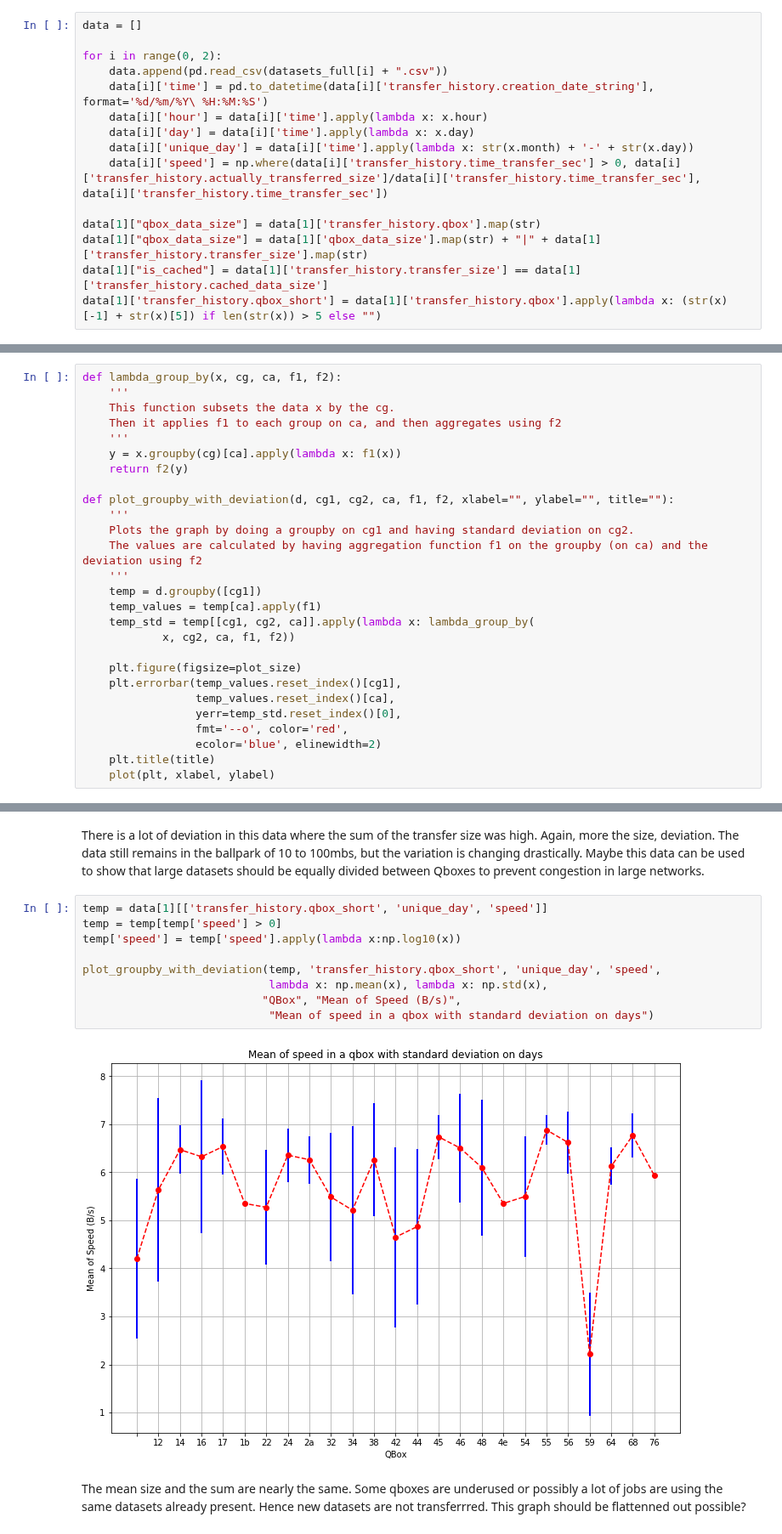
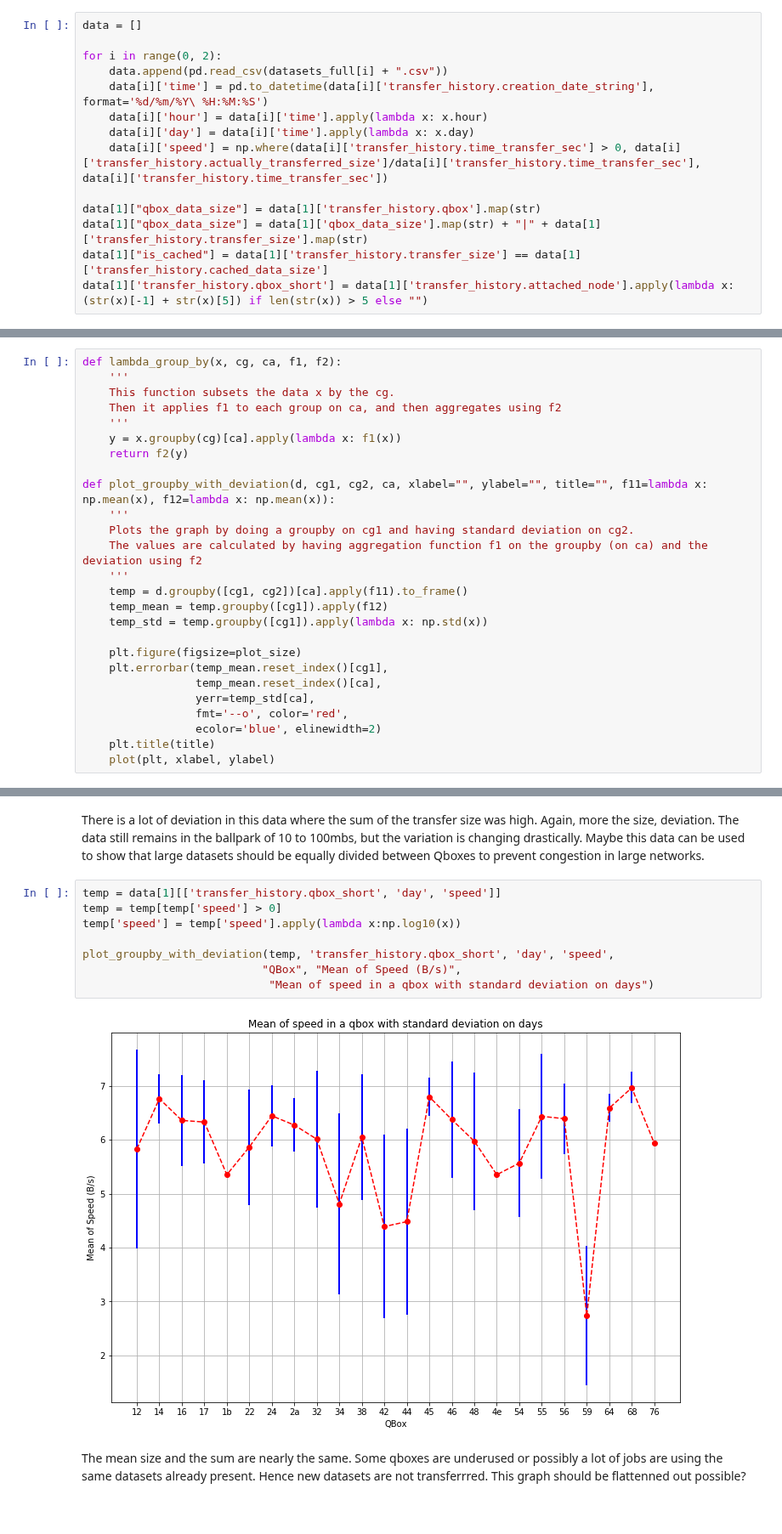
Before and after one commit to AdwaitB/greco-notes, a Jupyter notebook: infra/Analysis_full.ipynb, the cells around one changed output, grey strips where cells are left out. Shown at 85% size. Cells and saved outputs as stored; diff of their text form.

```diff
--- a/infra/Analysis_full.ipynb
+++ b/infra/Analysis_full.ipynb
@@ -50,13 +50,12 @@ for i in range(0, 2):
     data[i]['time'] = pd.to_datetime(data[i]['transfer_history.creation_date_string'], format='%d/%m/%Y\ %H:%M:%S')
     data[i]['hour'] = data[i]['time'].apply(lambda x: x.hour)
     data[i]['day'] = data[i]['time'].apply(lambda x: x.day)
-    data[i]['unique_day'] = data[i]['time'].apply(lambda x: str(x.month) + '-' + str(x.day))
     data[i]['speed'] = np.where(data[i]['transfer_history.time_transfer_sec'] > 0, data[i]['transfer_history.actually_transferred_size']/data[i]['transfer_history.time_transfer_sec'], data[i]['transfer_history.time_transfer_sec'])
 
 data[1]["qbox_data_size"] = data[1]['transfer_history.qbox'].map(str)
 data[1]["qbox_data_size"] = data[1]['qbox_data_size'].map(str) + "|" + data[1]['transfer_history.transfer_size'].map(str)
 data[1]["is_cached"] = data[1]['transfer_history.transfer_size'] == data[1]['transfer_history.cached_data_size']
-data[1]['transfer_history.qbox_short'] = data[1]['transfer_history.qbox'].apply(lambda x: (str(x)[-1] + str(x)[5]) if len(str(x)) > 5 else "")
+data[1]['transfer_history.qbox_short'] = data[1]['transfer_history.attached_node'].apply(lambda x: (str(x)[-1] + str(x)[5]) if len(str(x)) > 5 else "")
 # %%
 print("Size of dataset : " + str(data[1].shape))
 print("Unique Jobs : " + str(len(data[1]['transfer_history.task'].unique().tolist())))
@@ -497,20 +502,19 @@ def lambda_group_by(x, cg, ca, f1, f2):
     y = x.groupby(cg)[ca].apply(lambda x: f1(x))
     return f2(y)
 
-def plot_groupby_with_deviation(d, cg1, cg2, ca, f1, f2, xlabel="", ylabel="", title=""):
+def plot_groupby_with_deviation(d, cg1, cg2, ca, xlabel="", ylabel="", title="", f11=lambda x: np.mean(x), f12=lambda x: np.mean(x)):
     '''
     Plots the graph by doing a groupby on cg1 and having standard deviation on cg2.
     The values are calculated by having aggregation function f1 on the groupby (on ca) and the deviation using f2
     '''
-    temp = d.groupby([cg1])
-    temp_values = temp[ca].apply(f1)
-    temp_std = temp[[cg1, cg2, ca]].apply(lambda x: lambda_group_by(
-            x, cg2, ca, f1, f2))
+    temp = d.groupby([cg1, cg2])[ca].apply(f11).to_frame()
+    temp_mean = temp.groupby([cg1]).apply(f12)
+    temp_std = temp.groupby([cg1]).apply(lambda x: np.std(x))
 
     plt.figure(figsize=plot_size)
-    plt.errorbar(temp_values.reset_index()[cg1],
-                 temp_values.reset_index()[ca],
-                 yerr=temp_std.reset_index()[0],
+    plt.errorbar(temp_mean.reset_index()[cg1],
+                 temp_mean.reset_index()[ca],
+                 yerr=temp_std[ca],
                  fmt='--o', color='red',
                  ecolor='blue', elinewidth=2)
     plt.title(title)
@@ -587,16 +573,15 @@ plot_groupby_with_deviation(data[1], 'transfer_history.qbox_short', 'unique_day'
 # %% [markdown]
 There is a lot of deviation in this data where the sum of the transfer size was high. Again, more the size, deviation. The data still remains in the ballpark of 10 to 100mbs, but the variation is changing drastically. Maybe this data can be used to show that large datasets should be equally divided between Qboxes to prevent congestion in large networks.
 # %%
-temp = data[1][['transfer_history.qbox_short', 'unique_day', 'speed']]
+temp = data[1][['transfer_history.qbox_short', 'day', 'speed']]
 temp = temp[temp['speed'] > 0]
 temp['speed'] = temp['speed'].apply(lambda x:np.log10(x))
 
-plot_groupby_with_deviation(temp, 'transfer_history.qbox_short', 'unique_day', 'speed',
-                            lambda x: np.mean(x), lambda x: np.std(x),
+plot_groupby_with_deviation(temp, 'transfer_history.qbox_short', 'day', 'speed',
                            "QBox", "Mean of Speed (B/s)",
                             "Mean of speed in a qbox with standard deviation on days")
 # %% [output]
-[figure, old version]
+[figure, new version]
 # %% [markdown]
 The mean size and the sum are nearly the same. Some qboxes are underused or possibly a lot of jobs are using the same datasets already present. Hence new datasets are not transferrred. This graph should be flattenned out possible?
 # %% [markdown]
```
Also changed, not shown: parts of 27 cells of this notebook, 1 other file.
